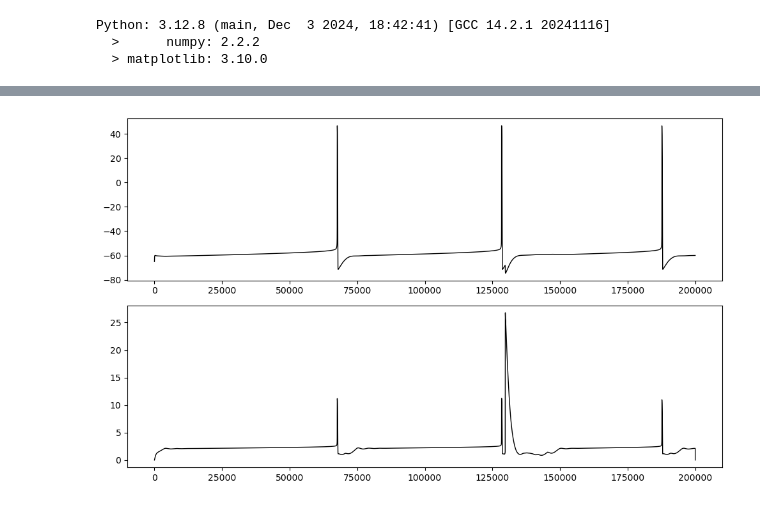
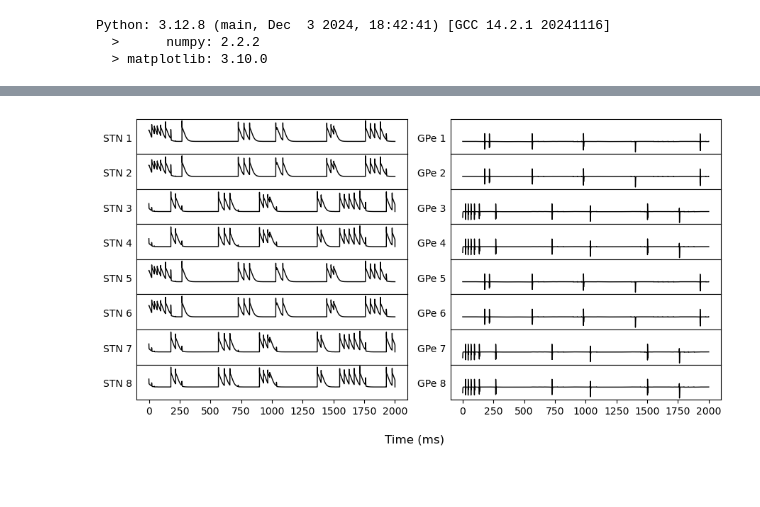
Before and after one commit to NemoInfo/NeuroModelSandbox, a Jupyter notebook: rubin_terman/rt.ipynb, the cells around one changed output, grey strips where cells are left out. Drawn from its saved outputs; the diff is of its cells as text; code cells hidden in the pictures; blank space fills up the shorter version.

```diff
--- a/rubin_terman/rt.ipynb
+++ b/rubin_terman/rt.ipynb
@@ -107,10 +80,26 @@ plt.show()
-# %%
-fig, (a1, a2) = plt.subplots(2, 1, figsize=(10, 6), tight_layout=True)
-a1.plot(data["v_stn"][:,0], 'k', lw=1)
-a2.plot(data["I_G_S"][:,0], 'k', lw=1)
-plt.show()
-# %% [output]
-[figure, removed]
+# %%
+fig, axs = plt.subplots(N_stn, 2, figsize=(9, (N_stn)*0.6),
+                            sharex=True, sharey=True, tight_layout=True, gridspec_kw={'hspace': 0})
+
+for i, (trace, ax) in enumerate(zip(data["I_G_S"].T, axs[:,0])):
+    ax.plot(trace, 'k', lw=1)
+    ax.set_yticks([])
+    ax.set_ylabel(f"STN {i+1}", rotation=0, labelpad=10)
+    ax.yaxis.set_label_coords(-0.07, 0.3)
+
+for i, (trace, ax) in enumerate(zip(data["I_S_G"].T, axs[:, 1])):
+    ax.plot(trace, 'k', lw=1)
+    ax.set_yticks([])
+    ax.set_ylabel(f"GPe {i+1}", rotation=0, labelpad=10)
+    ax.yaxis.set_label_coords(-0.07, 0.3)
+
+axs[-1,0].xaxis.set_major_formatter(lambda x, _: f"{x*0.01:.0f}")
+
+fig.supxlabel("Time (ms)")
+
+plt.show()
+# %% [output]
+[figure, added]
 # %%
 a = np.array([2.  , 5.])
 b = np.array([ .08, 1.])
```
Also changed, not shown: parts of 4 cells of this notebook, 1 other file.
